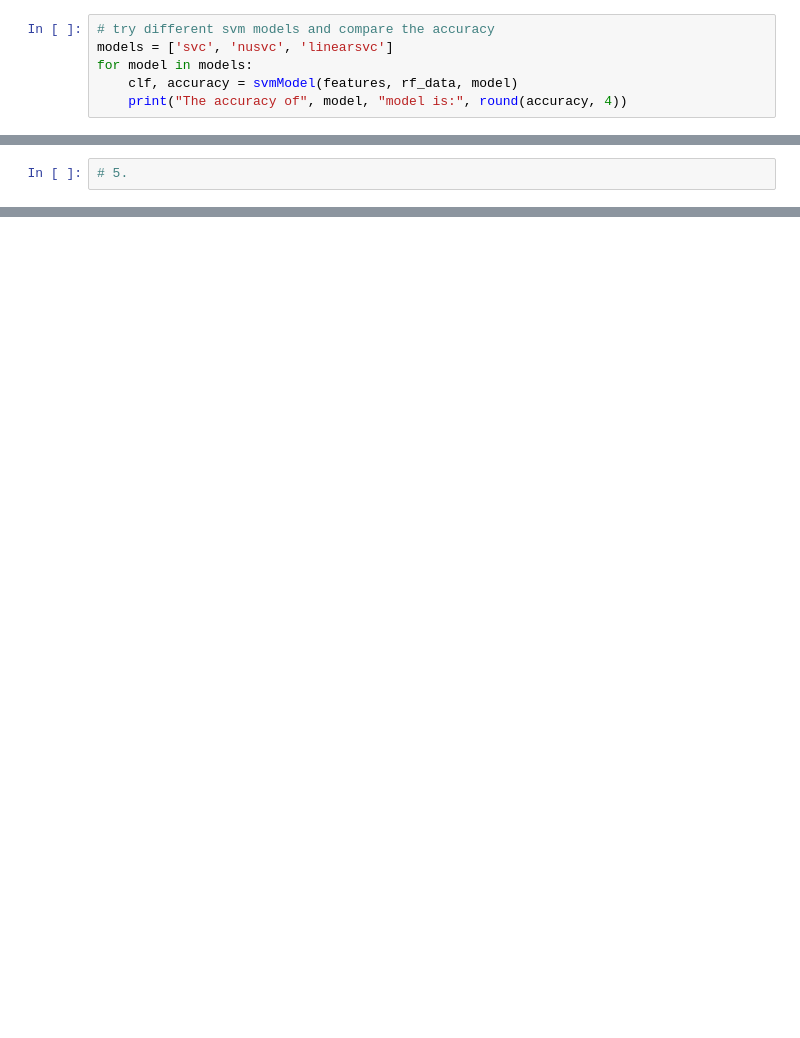
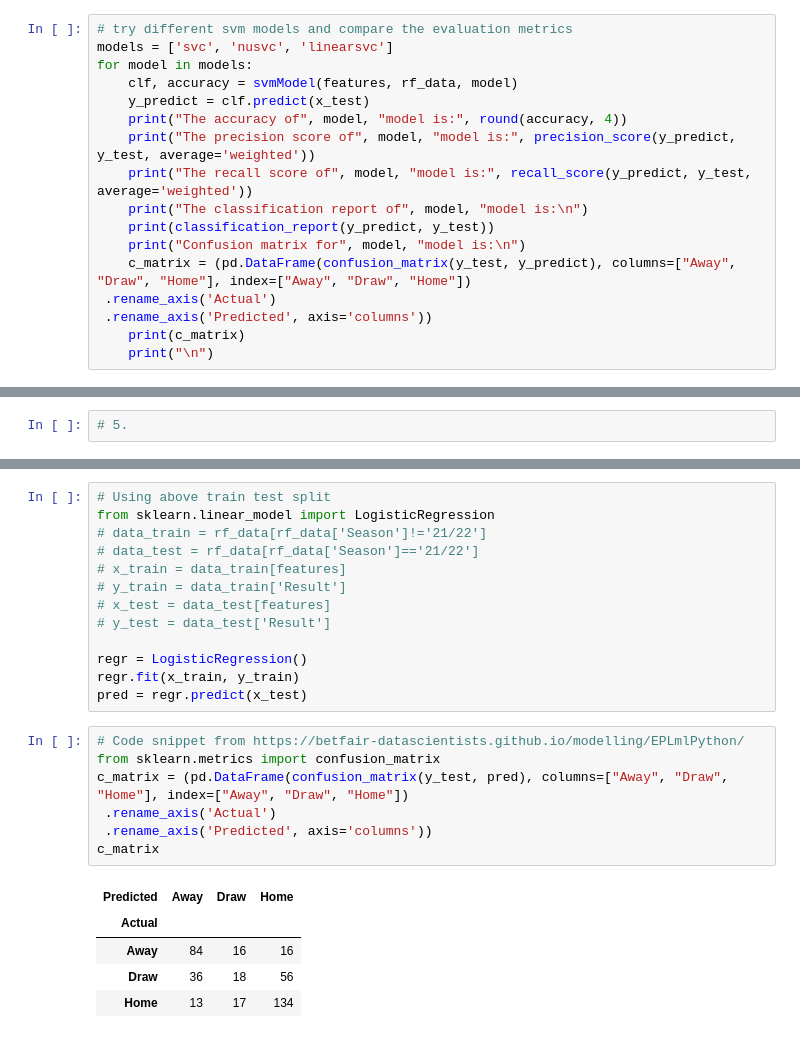
Before and after one commit to connie-zqq/LemonBalm_ManU_Data_Mining, a Jupyter notebook: ManU_Data_Mining.ipynb, the cells around one changed output, grey strips where cells are left out. Drawn from its saved outputs; the diff is of its cells as text; blank space fills up the shorter version.

```diff
--- a/ManU_Data_Mining.ipynb
+++ b/ManU_Data_Mining.ipynb
@@ -1110,10 +1175,21 @@ def svmModel(selectedFeatures, dataInput, model='svm'):
     feature_names = x_test.columns
     return [clf, clf.score(x_test, y_test)]
 # %%
-# try different svm models and compare the accuracy
+# try different svm models and compare the evaluation metrics
 models = ['svc', 'nusvc', 'linearsvc']
 for model in models:
     clf, accuracy = svmModel(features, rf_data, model)
+    y_predict = clf.predict(x_test)
     print("The accuracy of", model, "model is:", round(accuracy, 4))
+    print("The precision score of", model, "model is:", precision_score(y_predict, y_test, average='weighted'))
+    print("The recall score of", model, "model is:", recall_score(y_predict, y_test, average='weighted'))
+    print("The classification report of", model, "model is:\n")
+    print(classification_report(y_predict, y_test))
+    print("Confusion matrix for", model, "model is:\n")
+    c_matrix = (pd.DataFrame(confusion_matrix(y_test, y_predict), columns=["Away", "Draw", "Home"], index=["Away", "Draw", "Home"])
+ .rename_axis('Actual')
+ .rename_axis('Predicted', axis='columns'))
+    print(c_matrix)
+    print("\n")
 # %% [output]
 The accuracy of svc model is: 0.6395
@@ -1299,0 +1411,26 @@ print(accuracy)
+# %%
+# Using above train test split
+from sklearn.linear_model import LogisticRegression
+# data_train = rf_data[rf_data['Season']!='21/22']
+# data_test = rf_data[rf_data['Season']=='21/22']
+# x_train = data_train[features]
+# y_train = data_train['Result']
+# x_test = data_test[features]
+# y_test = data_test['Result']
+
+regr = LogisticRegression()
+regr.fit(x_train, y_train)
+pred = regr.predict(x_test)
+# %%
+# Code snippet from https://betfair-datascientists.github.io/modelling/EPLmlPython/
+from sklearn.metrics import confusion_matrix
+c_matrix = (pd.DataFrame(confusion_matrix(y_test, pred), columns=["Away", "Draw", "Home"], index=["Away", "Draw", "Home"])
+ .rename_axis('Actual')
+ .rename_axis('Predicted', axis='columns'))
+c_matrix
+# %% [output]
+| Predicted | Away | Draw | Home |
+| Actual |  |  |  |
+| Away | 84 | 16 | 16 |
+| Draw | 36 | 18 | 56 |
+| Home | 13 | 17 | 134 |
```
Also changed, not shown: parts of 29 cells of this notebook, 4 other files.
